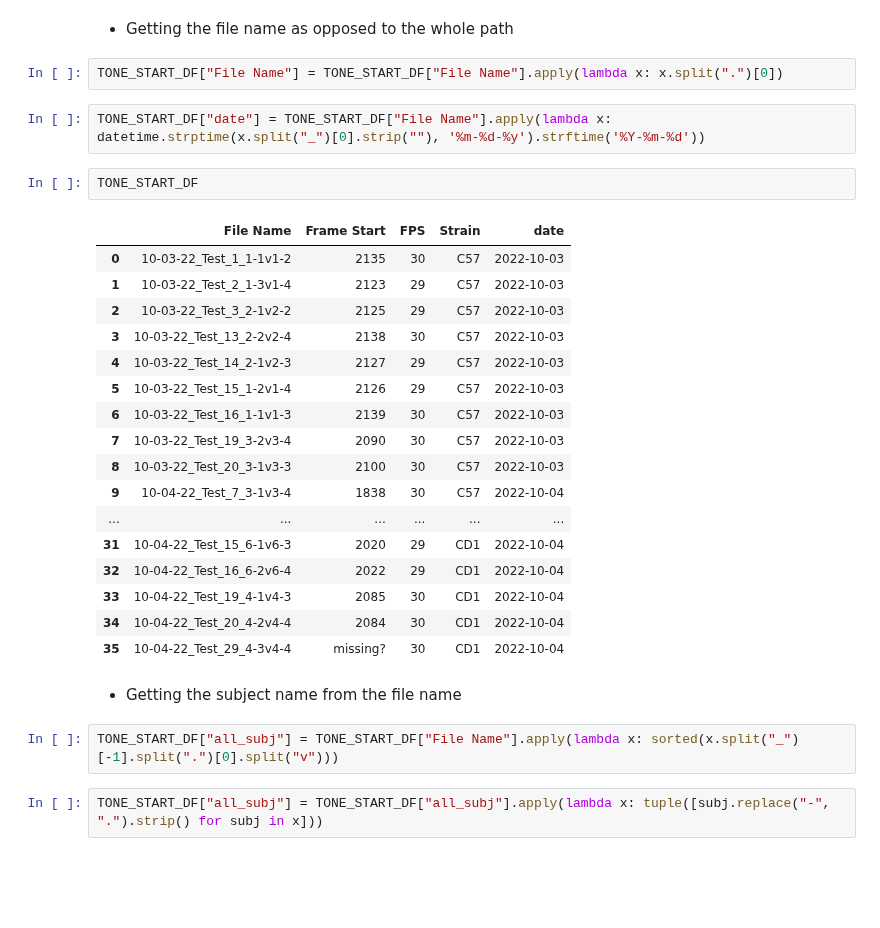
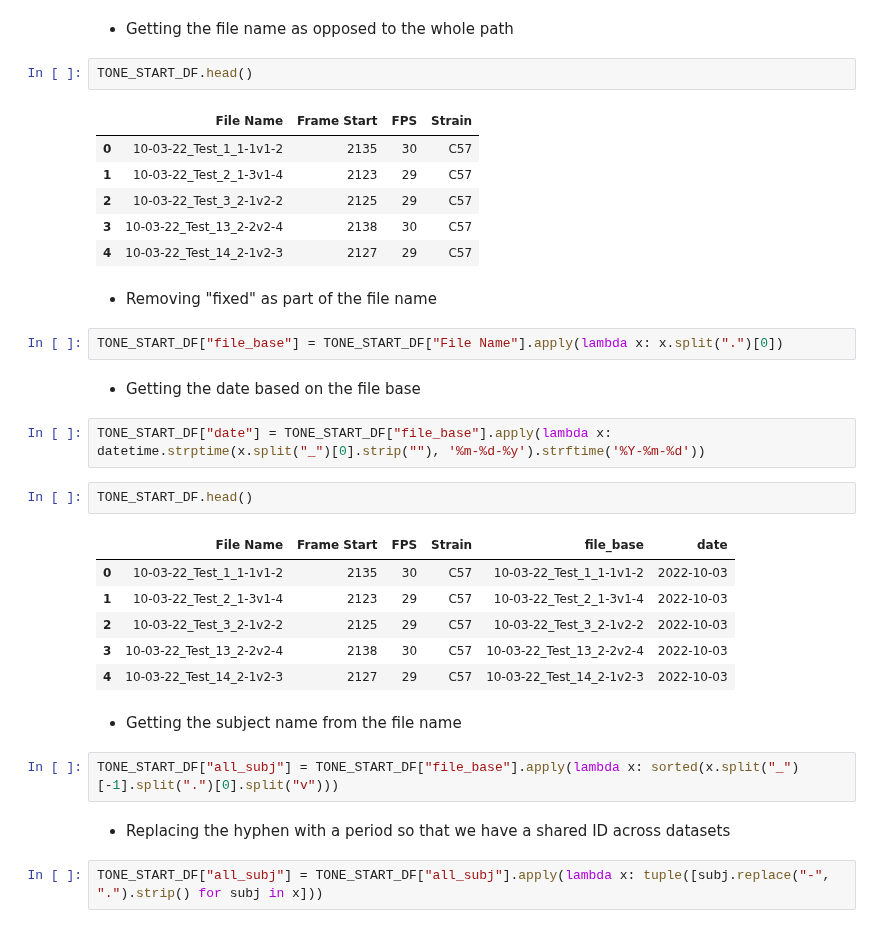
Before and after one commit to padillacoreanolab/dominance_strain_comparison, a Jupyter notebook: results/2023_05_02_rc_sleap_analysis/refactored_tone_distance.ipynb, the cells around one changed output. Cells and saved outputs as stored; diff of their text form; blank space fills up the shorter version.

```diff
--- a/results/2023_05_02_rc_sleap_analysis/refactored_tone_distance.ipynb
+++ b/results/2023_05_02_rc_sleap_analysis/refactored_tone_distance.ipynb
@@ -46,33 +110,37 @@ Describe each output that the notebook creates.
 Describe what is done to the data here and how inputs are manipulated to generate outputs.
 # %% [markdown]
 - Getting the file name as opposed to the whole path
+# %%
+TONE_START_DF.head()
+# %% [output]
+|  | File Name | Frame Start | FPS | Strain |
+| 0 | 10-03-22_Test_1_1-1v1-2 | 2135 | 30 | C57 |
+| 1 | 10-03-22_Test_2_1-3v1-4 | 2123 | 29 | C57 |
+| 2 | 10-03-22_Test_3_2-1v2-2 | 2125 | 29 | C57 |
+| 3 | 10-03-22_Test_13_2-2v2-4 | 2138 | 30 | C57 |
+| 4 | 10-03-22_Test_14_2-1v2-3 | 2127 | 29 | C57 |
+# %% [markdown]
+- Removing "fixed" as part of the file name
 # %%
-TONE_START_DF["File Name"] = TONE_START_DF["File Name"].apply(lambda x: x.split(".")[0])
+TONE_START_DF["file_base"] = TONE_START_DF["File Name"].apply(lambda x: x.split(".")[0])
+# %% [markdown]
+- Getting the date based on the file base
 # %%
-TONE_START_DF["date"] = TONE_START_DF["File Name"].apply(lambda x: datetime.strptime(x.split("_")[0].strip(""), '%m-%d-%y').strftime('%Y-%m-%d'))
+TONE_START_DF["date"] = TONE_START_DF["file_base"].apply(lambda x: datetime.strptime(x.split("_")[0].strip(""), '%m-%d-%y').strftime('%Y-%m-%d'))
 # %%
-TONE_START_DF
+TONE_START_DF.head()
 # %% [output]
-|  | File Name | Frame Start | FPS | Strain | date |
-| 0 | 10-03-22_Test_1_1-1v1-2 | 2135 | 30 | C57 | 2022-10-03 |
-| 1 | 10-03-22_Test_2_1-3v1-4 | 2123 | 29 | C57 | 2022-10-03 |
-| 2 | 10-03-22_Test_3_2-1v2-2 | 2125 | 29 | C57 | 2022-10-03 |
-| 3 | 10-03-22_Test_13_2-2v2-4 | 2138 | 30 | C57 | 2022-10-03 |
-| 4 | 10-03-22_Test_14_2-1v2-3 | 2127 | 29 | C57 | 2022-10-03 |
-| 5 | 10-03-22_Test_15_1-2v1-4 | 2126 | 29 | C57 | 2022-10-03 |
-| 6 | 10-03-22_Test_16_1-1v1-3 | 2139 | 30 | C57 | 2022-10-03 |
-| 7 | 10-03-22_Test_19_3-2v3-4 | 2090 | 30 | C57 | 2022-10-03 |
-| 8 | 10-03-22_Test_20_3-1v3-3 | 2100 | 30 | C57 | 2022-10-03 |
-| 9 | 10-04-22_Test_7_3-1v3-4 | 1838 | 30 | C57 | 2022-10-04 |
-| ... | ... | ... | ... | ... | ... |
-| 31 | 10-04-22_Test_15_6-1v6-3 | 2020 | 29 | CD1 | 2022-10-04 |
-| 32 | 10-04-22_Test_16_6-2v6-4 | 2022 | 29 | CD1 | 2022-10-04 |
-| 33 | 10-04-22_Test_19_4-1v4-3 | 2085 | 30 | CD1 | 2022-10-04 |
-| 34 | 10-04-22_Test_20_4-2v4-4 | 2084 | 30 | CD1 | 2022-10-04 |
-| 35 | 10-04-22_Test_29_4-3v4-4 | missing? | 30 | CD1 | 2022-10-04 |
+|  | File Name | Frame Start | FPS | Strain | file_base | date |
+| 0 | 10-03-22_Test_1_1-1v1-2 | 2135 | 30 | C57 | 10-03-22_Test_1_1-1v1-2 | 2022-10-03 |
+| 1 | 10-03-22_Test_2_1-3v1-4 | 2123 | 29 | C57 | 10-03-22_Test_2_1-3v1-4 | 2022-10-03 |
+| 2 | 10-03-22_Test_3_2-1v2-2 | 2125 | 29 | C57 | 10-03-22_Test_3_2-1v2-2 | 2022-10-03 |
+| 3 | 10-03-22_Test_13_2-2v2-4 | 2138 | 30 | C57 | 10-03-22_Test_13_2-2v2-4 | 2022-10-03 |
+| 4 | 10-03-22_Test_14_2-1v2-3 | 2127 | 29 | C57 | 10-03-22_Test_14_2-1v2-3 | 2022-10-03 |
 # %% [markdown]
 - Getting the subject name from the file name
 # %%
-TONE_START_DF["all_subj"] = TONE_START_DF["File Name"].apply(lambda x: sorted(x.split("_")[-1].split(".")[0].split("v")))
+TONE_START_DF["all_subj"] = TONE_START_DF["file_base"].apply(lambda x: sorted(x.split("_")[-1].split(".")[0].split("v")))
+# %% [markdown]
+- Replacing the hyphen with a period so that we have a shared ID across datasets
 # %%
 TONE_START_DF["all_subj"] = TONE_START_DF["all_subj"].apply(lambda x: tuple([subj.replace("-", ".").strip() for subj in x]))
```
Also changed, not shown: parts of 39 cells of this notebook, 1 other file.
